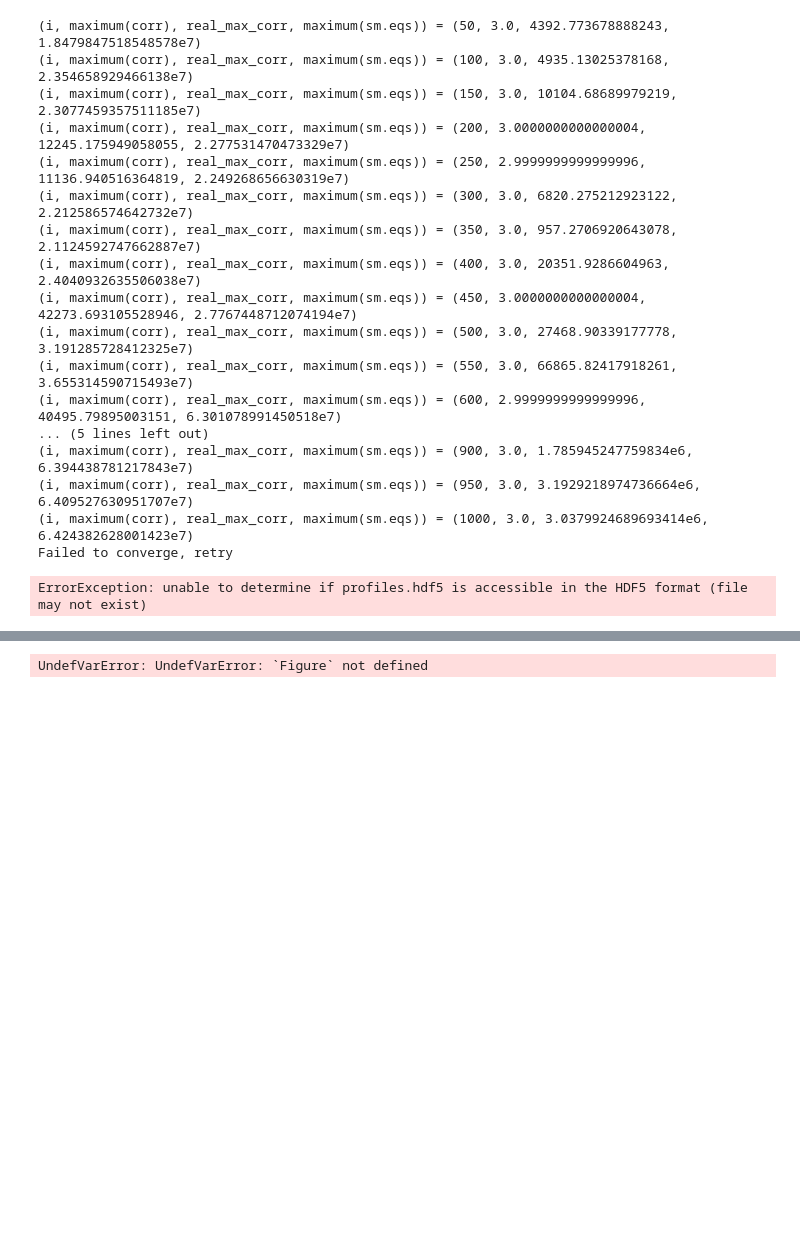
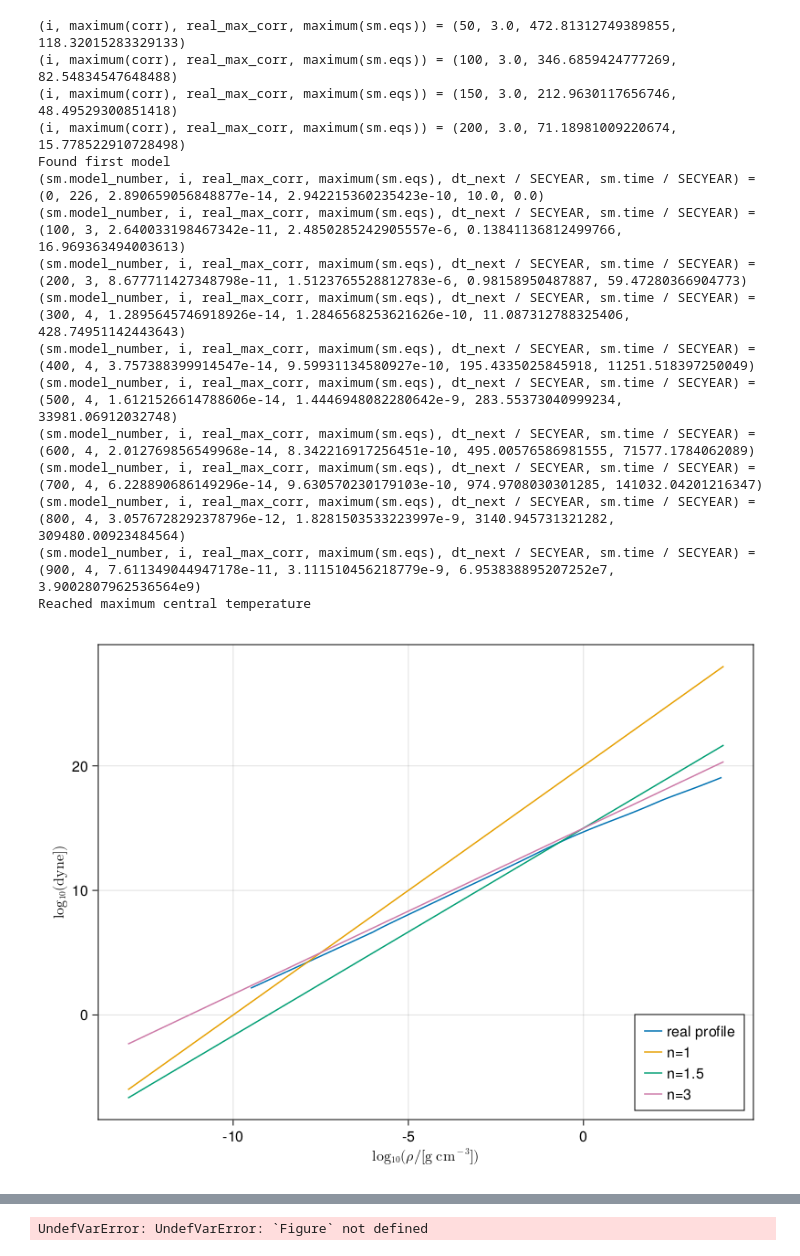
Before and after one commit to Jems-jl/Jems.jl, a Jupyter notebook: example_notebooks/NuclearBurning.ipynb, the cells around one changed output, grey strips where cells are left out. Cells and saved outputs as stored; diff of their text form; code cells hidden in the pictures; blank space fills up the shorter version.

```diff
--- a/example_notebooks/NuclearBurning.ipynb
+++ b/example_notebooks/NuclearBurning.ipynb
@@ -61,60 +72,59 @@ BenchmarkTools.Trial: 10000 samples with 3 evaluations.
 # %%
-StellarEvolution.set_options!(sm.opt, "example_options.toml")
+Evolution.set_options!(sm.opt, "example_options.toml")
 rm(sm.opt.io.hdf5_history_filename, force=true)
 rm(sm.opt.io.hdf5_profile_filename, force=true)
-StellarEvolution.n1_polytrope_initial_condition(sm, MSUN, 100*RSUN, initial_dt=10*SECYEAR)
+Evolution.n1_polytrope_initial_condition(sm, MSUN, 100*RSUN, initial_dt=10*SECYEAR)
 
-StellarEvolution.do_evolution_loop(sm)
+Evolution.do_evolution_loop(sm)
 # %% [output]
-(i, maximum(corr), real_max_corr, maximum(sm.eqs)) = (50, 3.0, 4392.773678888243, 1.8479847518548578e7)
-(i, maximum(corr), real_max_corr, maximum(sm.eqs)) = (100, 3.0, 4935.13025378168, 2.354658929466138e7)
-(i, maximum(corr), real_max_corr, maximum(sm.eqs)) = (150, 3.0, 10104.68689979219, 2.3077459357511185e7)
-(i, maximum(corr), real_max_corr, maximum(sm.eqs)) = (200, 3.0000000000000004, 12245.175949058055, 2.277531470473329e7)
-(i, maximum(corr), real_max_corr, maximum(sm.eqs)) = (250, 2.9999999999999996, 11136.940516364819, 2.249268656630319e7)
-(i, maximum(corr), real_max_corr, maximum(sm.eqs)) = (300, 3.0, 6820.275212923122, 2.212586574642732e7)
-(i, maximum(corr), real_max_corr, maximum(sm.eqs)) = (350, 3.0, 957.2706920643078, 2.1124592747662887e7)
-(i, maximum(corr), real_max_corr, maximum(sm.eqs)) = (400, 3.0, 20351.9286604963, 2.4040932635506038e7)
-(i, maximum(corr), real_max_corr, maximum(sm.eqs)) = (450, 3.0000000000000004, 42273.693105528946, 2.7767448712074194e7)
-(i, maximum(corr), real_max_corr, maximum(sm.eqs)) = (500, 3.0, 27468.90339177778, 3.191285728412325e7)
-(i, maximum(corr), real_max_corr, maximum(sm.eqs)) = (550, 3.0, 66865.82417918261, 3.655314590715493e7)
-(i, maximum(corr), real_max_corr, maximum(sm.eqs)) = (600, 2.9999999999999996, 40495.79895003151, 6.301078991450518e7)
-... (5 lines left out)
-(i, maximum(corr), real_max_corr, maximum(sm.eqs)) = (900, 3.0, 1.785945247759834e6, 6.394438781217843e7)
-(i, maximum(corr), real_max_corr, maximum(sm.eqs)) = (950, 3.0, 3.1929218974736664e6, 6.409527630951707e7)
-(i, maximum(corr), real_max_corr, maximum(sm.eqs)) = (1000, 3.0, 3.0379924689693414e6, 6.424382628001423e7)
-Failed to converge, retry
+(i, maximum(corr), real_max_corr, maximum(sm.eqs)) = (50, 3.0, 472.81312749389855, 118.32015283329133)
+(i, maximum(corr), real_max_corr, maximum(sm.eqs)) = (100, 3.0, 346.6859424777269, 82.54834547648488)
+(i, maximum(corr), real_max_corr, maximum(sm.eqs)) = (150, 3.0, 212.9630117656746, 48.49529300851418)
+(i, maximum(corr), real_max_corr, maximum(sm.eqs)) = (200, 3.0, 71.18981009220674, 15.778522910728498)
+Found first model
+(sm.model_number, i, real_max_corr, maximum(sm.eqs), dt_next / SECYEAR, sm.time / SECYEAR) = (0, 226, 2.890659056848877e-14, 2.942215360235423e-10, 10.0, 0.0)
+(sm.model_number, i, real_max_corr, maximum(sm.eqs), dt_next / SECYEAR, sm.time / SECYEAR) = (100, 3, 2.640033198467342e-11, 2.4850285242905557e-6, 0.13841136812499766, 16.969363494003613)
+(sm.model_number, i, real_max_corr, maximum(sm.eqs), dt_next / SECYEAR, sm.time / SECYEAR) = (200, 3, 8.677711427348798e-11, 1.5123765528812783e-6, 0.98158950487887, 59.47280366904773)
+(sm.model_number, i, real_max_corr, maximum(sm.eqs), dt_next / SECYEAR, sm.time / SECYEAR) = (300, 4, 1.2895645746918926e-14, 1.2846568253621626e-10, 11.087312788325406, 428.74951142443643)
+(sm.model_number, i, real_max_corr, maximum(sm.eqs), dt_next / SECYEAR, sm.time / SECYEAR) = (400, 4, 3.757388399914547e-14, 9.59931134580927e-10, 195.4335025845918, 11251.518397250049)
+(sm.model_number, i, real_max_corr, maximum(sm.eqs), dt_next / SECYEAR, sm.time / SECYEAR) = (500, 4, 1.6121526614788606e-14, 1.4446948082280642e-9, 283.55373040999234, 33981.06912032748)
+(sm.model_number, i, real_max_corr, maximum(sm.eqs), dt_next / SECYEAR, sm.time / SECYEAR) = (600, 4, 2.012769856549968e-14, 8.342216917256451e-10, 495.00576586981555, 71577.1784062089)
+(sm.model_number, i, real_max_corr, maximum(sm.eqs), dt_next / SECYEAR, sm.time / SECYEAR) = (700, 4, 6.228890686149296e-14, 9.630570230179103e-10, 974.9708030301285, 141032.04201216347)
+(sm.model_number, i, real_max_corr, maximum(sm.eqs), dt_next / SECYEAR, sm.time / SECYEAR) = (800, 4, 3.0576728292378796e-12, 1.8281503533223997e-9, 3140.945731321282, 309480.00923484564)
+(sm.model_number, i, real_max_corr, maximum(sm.eqs), dt_next / SECYEAR, sm.time / SECYEAR) = (900, 4, 7.611349044947178e-11, 3.111510456218779e-9, 6.953838895207252e7, 3.9002807962536564e9)
+Reached maximum central temperature
 # %%
 # Compare ρ-T profile with different polytropes
 
-profile_names = StellarEvolution.get_profile_names_from_hdf5("profiles.hdf5")
+profile_names = Evolution.get_profile_names_from_hdf5("profiles.hdf5")
 
 using CairoMakie, LaTeXStrings
 
 f = Figure()
 ax = Axis(f[1,1], xlabel=L"\log_{10}(\mathrm{\rho/[g\;cm^{-3}]})", ylabel=L"\log_{10}(\mathrm{dyne]})")
 
 pname = Observable(profile_names[1])
 
-profile = @lift(StellarEvolution.get_profile_from_hdf5("profiles.hdf5", $pname))
+profile = @lift(Evolution.get_profile_dataframe_from_hdf5("profiles.hdf5", $pname))
 log10_ρ = @lift($profile[!,"log10_ρ"])
 log10_P = @lift($profile[!,"log10_P"])
 
 profile_line = lines!(ax, log10_ρ, log10_P, label="real profile")
 #compare profile against some polytropes
 xvals = LinRange(-13,4,100)
 lines!(ax,xvals,(1+1/1) .* xvals .+ 20, label="n=1")
 lines!(ax,xvals,(1+1/(1.5)) .* xvals .+ 15, label="n=1.5")
 lines!(ax,xvals,(1+1/3) .* xvals .+ 15, label="n=3")
 axislegend(ax, position=:rb)
 
 record(f, "rho_P_evolution.mp4", profile_names[1:end];
         framerate = 60) do profile_name
     pname[] = profile_name
 end
 
 f
 # %% [output]
-ErrorException: unable to determine if profiles.hdf5 is accessible in the HDF5 format (file may not exist)
+[figure, added]
 # %%
 # Check evolution of abundance
 
```
Also changed, not shown: parts of 7 cells of this notebook, 4 other files.
